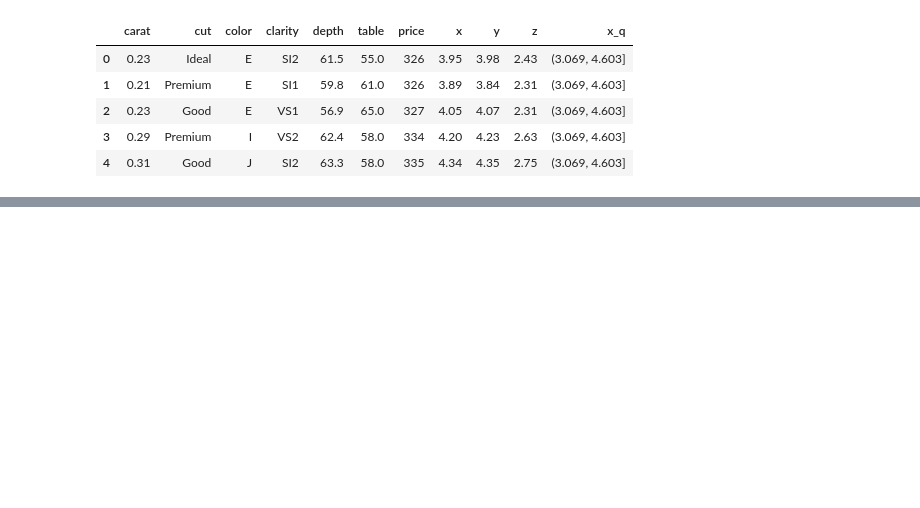
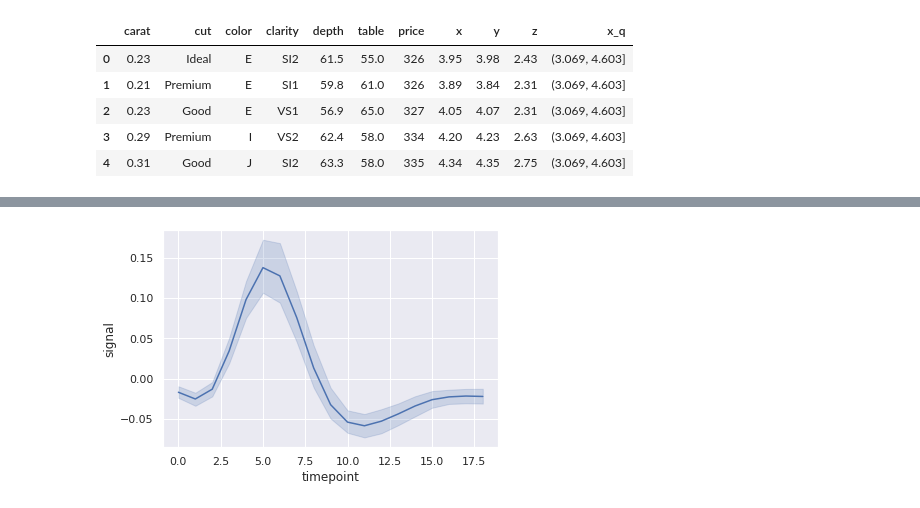
Before and after one commit to swami-gait/Foundations_of_datascience, a Jupyter notebook: FDS_WK12_DataViz.ipynb, the cells around one changed output, grey strips where cells are left out. Drawn from its saved outputs; the diff is of its cells as text; code cells hidden in the pictures; blank space fills up the shorter version.

```diff
--- a/FDS_WK12_DataViz.ipynb
+++ b/FDS_WK12_DataViz.ipynb
@@ -546,0 +549,2 @@ sns.barplot('x_q','price',data=d.sample(1000));
+# %%
+f = sns.load_dataset('fmri')
@@ -546,0 +560,4 @@ sns.barplot('x_q','price',data=d.sample(1000));
+# %%
+sns.lineplot('timepoint','signal',data=f);
+# %% [output]
+[figure, added]
```
Also changed, not shown: parts of 43 cells of this notebook.
